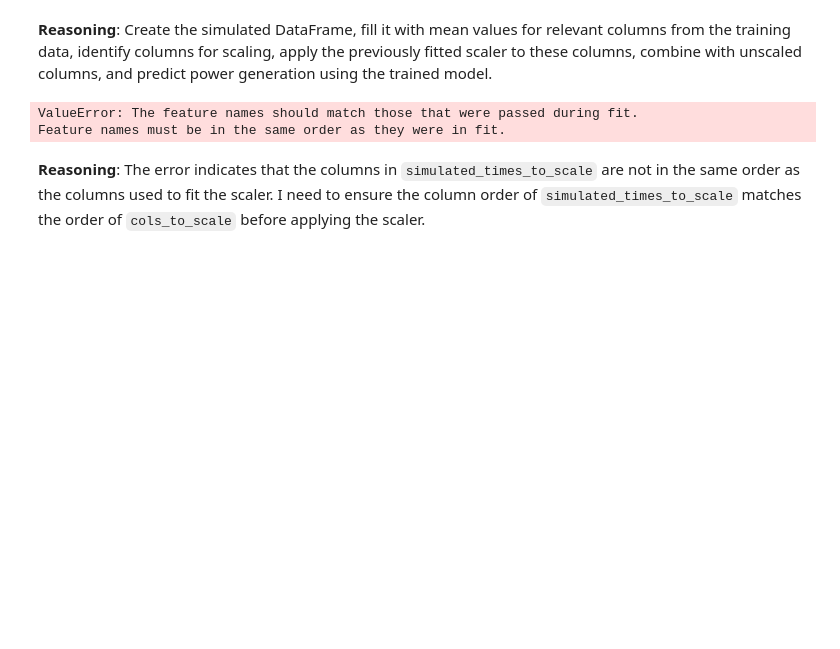
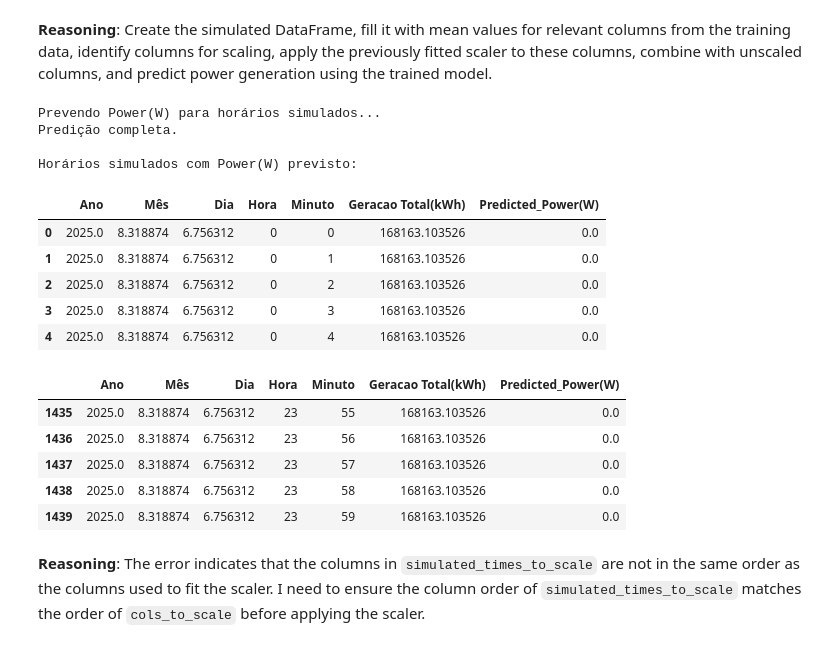
Before and after one commit to Jairzaoo/ProjetoIntegrador, a Jupyter notebook: Projeto_integrador.ipynb, the cells around one changed output. Drawn from its saved outputs; the diff is of its cells as text; code cells hidden in the pictures; blank space fills up the shorter version.

```diff
--- a/Projeto_integrador.ipynb
+++ b/Projeto_integrador.ipynb
@@ -368,8 +419,9 @@ Criar um conjunto de dados simulado que cubra todos os minutos de um dia típico
 Create the simulated DataFrame, fill it with mean values for relevant columns from the training data, identify columns for scaling, apply the previously fitted scaler to these columns, combine with unscaled columns, and predict power generation using the trained model.
 # %%
 import numpy as np
+import pandas as pd
 
-# 1. Create a DataFrame for all minutes of a day
+# 1. Cria um DataFrame para todos os minutos de um dia
 hours = np.arange(24)
 minutes = np.arange(60)
 simulated_times_data = {'Hora': [], 'Minuto': []}
@@ -381,58 +433,74 @@ for hour in hours:
 
 simulated_times = pd.DataFrame(simulated_times_data)
 
-# 2. Fill other columns with mean values from X_train
-# Calculate the mean for each required column in X_train
+# 2. Preenche outras colunas com valores médios ou mais frequentes de X_train
+# Calcula a média para cada coluna necessária em X_train
 mean_geracao_total = X_train['Geracao Total(kWh)'].mean()
 mean_ano = X_train['Ano'].mean()
 mean_mes = X_train['Mês'].mean()
 mean_dia = X_train['Dia'].mean()
 
-# Fill the simulated_times DataFrame with these mean values
+# Preenche o DataFrame simulated_times com esses valores médios
 simulated_times['Geracao Total(kWh)'] = mean_geracao_total
 simulated_times['Ano'] = mean_ano
 simulated_times['Mês'] = mean_mes
 simulated_times['Dia'] = mean_dia
 
-# Ensure the column order matches X_train for consistency before scaling
+# Garante que a ordem das colunas corresponda à de X_train para consistência antes do escalonamento
 simulated_times = simulated_times[['Ano', 'Mês', 'Dia', 'Hora', 'Minuto', 'Geracao Total(kWh)']]
 
-# 3. Identify columns to scale (same as used for X_train)
-cols_to_scale = ['Ano', 'Mês', 'Dia', 'Geracao Total(kWh)']
-cols_not_to_scale = ['Hora', 'Minuto'] # Hora and Minuto should not be scaled
+# 3. Identifica as colunas a serem escalonadas (mesmas usadas para X_train)
+# A ordem AQUI DEVE corresponder à ordem usada ao ajustar (fit) o scaler na célula ac7e8af0
+cols_to_scale = ['Geracao Total(kWh)', 'Ano', 'Mês', 'Dia']
+cols_not_to_scale = ['Hora', 'Minuto'] # Hora e Minuto não devem ser escalonados
 
-# 4. Apply the *same* scaler fitted on training data to the simulated data
-# Extract the columns to be scaled from the simulated data
+# Garante que a ordem das colunas a serem escalonadas nos dados simulados corresponda à ordem em cols_to_scale
 simulated_times_to_scale = simulated_times[cols_to_scale]
 
-# Use the *already fitted* scaler to transform the selected columns
+
+# 4. Aplica o *mesmo* scaler ajustado nos dados de treino aos dados simulados
+# Usa o scaler *já ajustado* para transformar as colunas selecionadas
 simulated_times_scaled_part = scaler.transform(simulated_times_to_scale)
 
-# Convert the scaled array back to a DataFrame
+# Converte o array escalonado de volta para um DataFrame
 simulated_times_scaled_part = pd.DataFrame(simulated_times_scaled_part, columns=cols_to_scale, index=simulated_times.index)
 
-# 5. Combine scaled columns with unscaled columns for the simulated set
-# Keep the original unscaled 'Hora' and 'Minuto' columns
+# 5. Combina as colunas escalonadas com as colunas não escalonadas para o conjunto simulado
+# Mantém as colunas originais não escalonadas 'Hora' e 'Minuto'
 simulated_times_not_scaled = simulated_times[cols_not_to_scale]
 
-# Combine scaled and unscaled parts
+# Combina as partes escalonadas e não escalonadas
 simulated_times_scaled = pd.concat([simulated_times_scaled_part, simulated_times_not_scaled], axis=1)
 
-# Ensure column order matches X_train_scaled used for training
+# Garante que a ordem das colunas corresponda à de X_train_scaled usada para o treinamento
 simulated_times_scaled = simulated_times_scaled[X_train_scaled.columns]
 
-# 6. Use the trained model to predict 'Power(W)' for the simulated data
-print("Predicting Power(W) for simulated times...")
+# 6. Usa o modelo treinado para prever 'Power(W)' para os dados simulados
+print("Prevendo Power(W) para horários simulados...")
 simulated_times['Predicted_Power(W)'] = rf_model.predict(simulated_times_scaled)
-print("Prediction complete.")
+print("Predição completa.")
 
-# Display the simulated data with predictions
-print("\nSimulated times with predicted Power(W):")
+# Exibe os dados simulados com previsões
+print("\nHorários simulados com Power(W) previsto:")
 display(simulated_times.head())
 display(simulated_times.tail())
 # %% [output]
-ValueError: The feature names should match those that were passed during fit.
-Feature names must be in the same order as they were in fit.
+Prevendo Power(W) para horários simulados...
+Predição completa.
+
+Horários simulados com Power(W) previsto:
+|  | Ano | Mês | Dia | Hora | Minuto | Geracao Total(kWh) | Predicted_Power(W) |
+| 0 | 2025.0 | 8.318874 | 6.756312 | 0 | 0 | 168163.103526 | 0.0 |
+| 1 | 2025.0 | 8.318874 | 6.756312 | 0 | 1 | 168163.103526 | 0.0 |
+| 2 | 2025.0 | 8.318874 | 6.756312 | 0 | 2 | 168163.103526 | 0.0 |
+| 3 | 2025.0 | 8.318874 | 6.756312 | 0 | 3 | 168163.103526 | 0.0 |
+| 4 | 2025.0 | 8.318874 | 6.756312 | 0 | 4 | 168163.103526 | 0.0 |
+|  | Ano | Mês | Dia | Hora | Minuto | Geracao Total(kWh) | Predicted_Power(W) |
+| 1435 | 2025.0 | 8.318874 | 6.756312 | 23 | 55 | 168163.103526 | 0.0 |
+| 1436 | 2025.0 | 8.318874 | 6.756312 | 23 | 56 | 168163.103526 | 0.0 |
+| 1437 | 2025.0 | 8.318874 | 6.756312 | 23 | 57 | 168163.103526 | 0.0 |
+| 1438 | 2025.0 | 8.318874 | 6.756312 | 23 | 58 | 168163.103526 | 0.0 |
+| 1439 | 2025.0 | 8.318874 | 6.756312 | 23 | 59 | 168163.103526 | 0.0 |
 # %% [markdown]
 **Reasoning**:
 The error indicates that the columns in `simulated_times_to_scale` are not in the same order as the columns used to fit the scaler. I need to ensure the column order of `simulated_times_to_scale` matches the order of `cols_to_scale` before applying the scaler.
```
Also changed, not shown: parts of 58 cells of this notebook.
